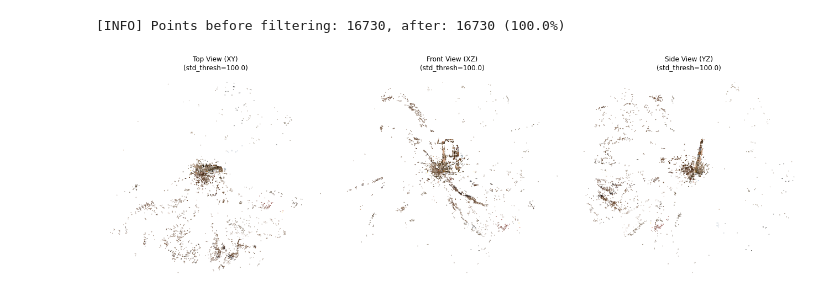
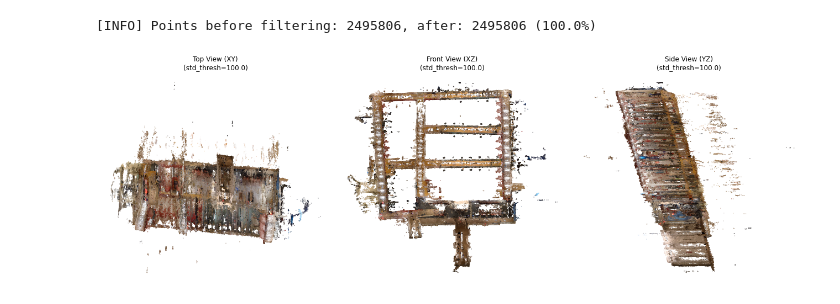
Before and after one commit to endeleze/UNav, a Jupyter notebook: visualize_mapping.ipynb, the cells around one changed output. Drawn from its saved outputs; the diff is of its cells as text; code cells hidden in the pictures.

```diff
--- a/visualize_mapping.ipynb
+++ b/visualize_mapping.ipynb
@@ -53,0 +21,9 @@ This notebook is designed for easy validation after feature extraction is comple
+# %%
+DATA_TEMP_ROOT = '/mnt/data/UNav-IO/temp'
+DATA_FINAL_ROOT = '/mnt/data/UNav-IO/data'
+
+PLACEHOLDER = 'New_York_University'
+BUILDING = 'Langone'
+FLOOR = '17_floor'
+
+FEATURE_MODEL = 'DinoV2Salad'
@@ -81,0 +54,10 @@ Jupyter environment detected. Enabling Open3D WebVisualizer.
+# %%
+config = UNavConfig(
+    data_temp_root=DATA_TEMP_ROOT,
+    data_final_root=DATA_FINAL_ROOT,
+    mapping_place=PLACEHOLDER,
+    mapping_building=BUILDING,
+    mapping_floor=FLOOR,
+    global_descriptor_model=FEATURE_MODEL
+)
+config = config.mapping_config
@@ -82,7 +70,15 @@ Jupyter environment detected. Enabling Open3D WebVisualizer.
 # %%
-pc_path = os.path.join(config.data_temp_root, config.place, config.building, config.floor, "stella_vslam_dense", "output_cloud.ply")
+pc_path = os.path.join(
+    config.data_temp_root,
+    config.place,
+    config.building,
+    config.floor,
+    "stella_vslam_dense",
+    "output_cloud.ply"
+)
 
+# View the SLAM-generated point cloud from different angles
 visualize_point_cloud_views(pc_path, std_threshold=100.0)
 # %% [output]
-[INFO] Points before filtering: 16730, after: 16730 (100.0%)
+[INFO] Points before filtering: 2495806, after: 2495806 (100.0%)
-[figure, old version]
+[figure, new version]
```
Also changed, not shown: parts of 20 cells of this notebook, 49 other files.
